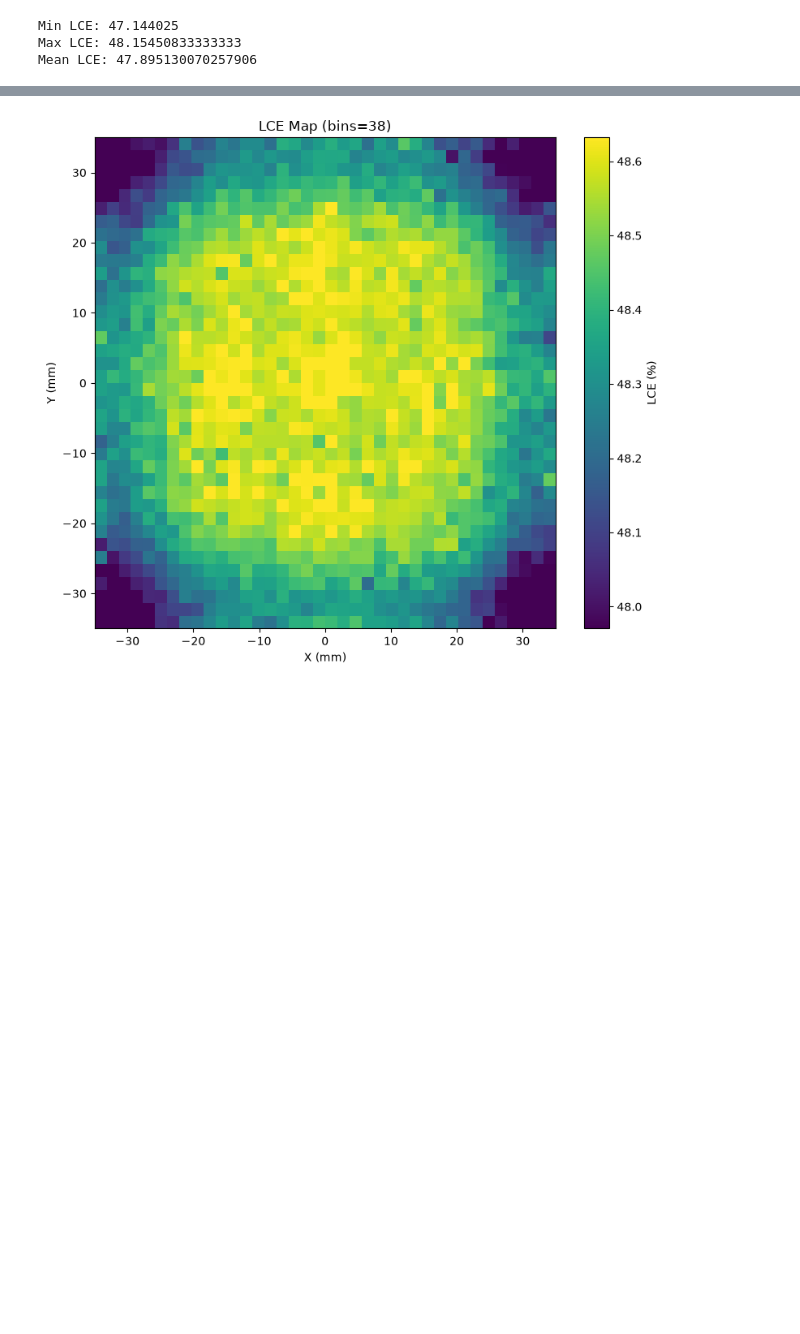
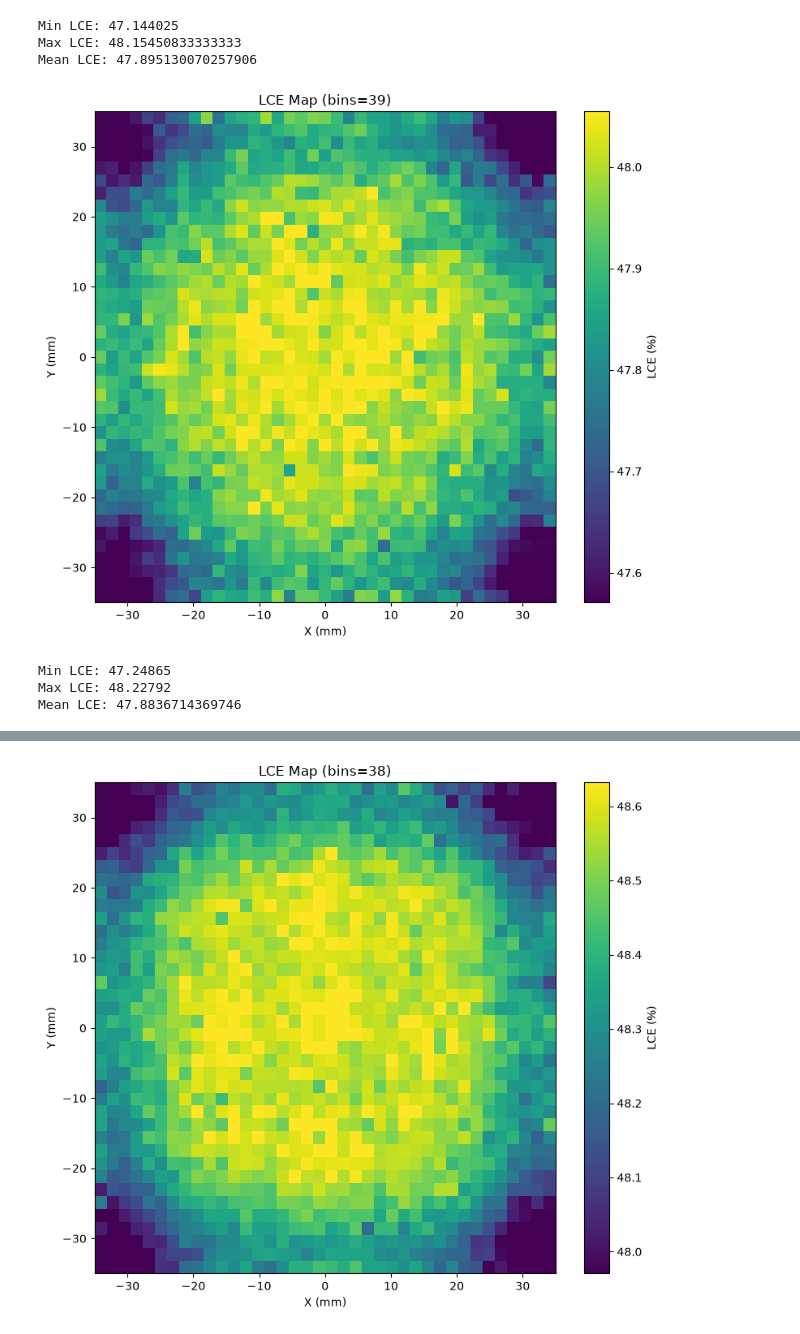
Before and after one commit to judyzhu0811/PET-4x4, a Jupyter notebook: PET cell light efficiency.ipynb, the cells around one changed output, grey strips where cells are left out. Cells and saved outputs as stored; diff of their text form; code cells hidden in the pictures; blank space fills up the shorter version.

```diff
--- a/PET cell light efficiency.ipynb
+++ b/PET cell light efficiency.ipynb
@@ -590,3 +590,52 @@ print("Mean LCE:", np.nanmean(avg_LCE))
 Min LCE: 47.144025
 Max LCE: 48.15450833333333
 Mean LCE: 47.895130070257906
+# %%
+#z = 8.5-9mm
+df = pd.read_csv("/Users/judyz/Desktop/PET-4x4/build/14.3mm/14.3mm.csv")
+x_min, x_max = -35, 35
+y_min, y_max = -35, 35
+n_bins = 39
+x_bins = np.linspace(x_min, x_max, n_bins + 1)
+y_bins = np.linspace(y_min, y_max, n_bins + 1)
+H, _, _ = np.histogram2d(
+    df["x(mm)"], df["y(mm)"],
+    bins=[x_bins, y_bins],
+    weights=df["LCE (%)"]
+)
+counts, _, _ = np.histogram2d(
+    df["x(mm)"], df["y(mm)"],
+    bins=[x_bins, y_bins]
+)
+avg_LCE = np.full_like(H, np.nan, dtype=float)
+valid = counts > 0
+avg_LCE[valid] = H[valid] / counts[valid]
+min_counts = 1
+avg_LCE[counts < min_counts] = np.nan
+vmin = np.nanpercentile(avg_LCE, 5)
+vmax = np.nanpercentile(avg_LCE, 95)
+plt.figure(figsize=(8, 7))
+mesh = plt.pcolormesh(
+    x_bins, y_bins, avg_LCE.T,
+    shading='auto',
+    cmap='viridis',
+    vmin=vmin,
+    vmax=vmax
+)
+plt.colorbar(mesh, label="LCE (%)")
+plt.xlabel("X (mm)")
+plt.ylabel("Y (mm)")
+plt.title(f"LCE Map (bins={n_bins})")
+plt.tight_layout()
+output_path = "/Users/judyz/Desktop/PET-4x4/build/14.3mm/lce.png"
+plt.savefig(output_path, dpi=300)
+plt.show()
+
+print("Min LCE:", np.nanmin(avg_LCE))
+print("Max LCE:", np.nanmax(avg_LCE))
+print("Mean LCE:", np.nanmean(avg_LCE))
+# %% [output]
+[figure, added]
+Min LCE: 47.24865
+Max LCE: 48.22792
+Mean LCE: 47.8836714369746
```
Also changed, not shown: parts of 14 cells of this notebook, 10 other files.
